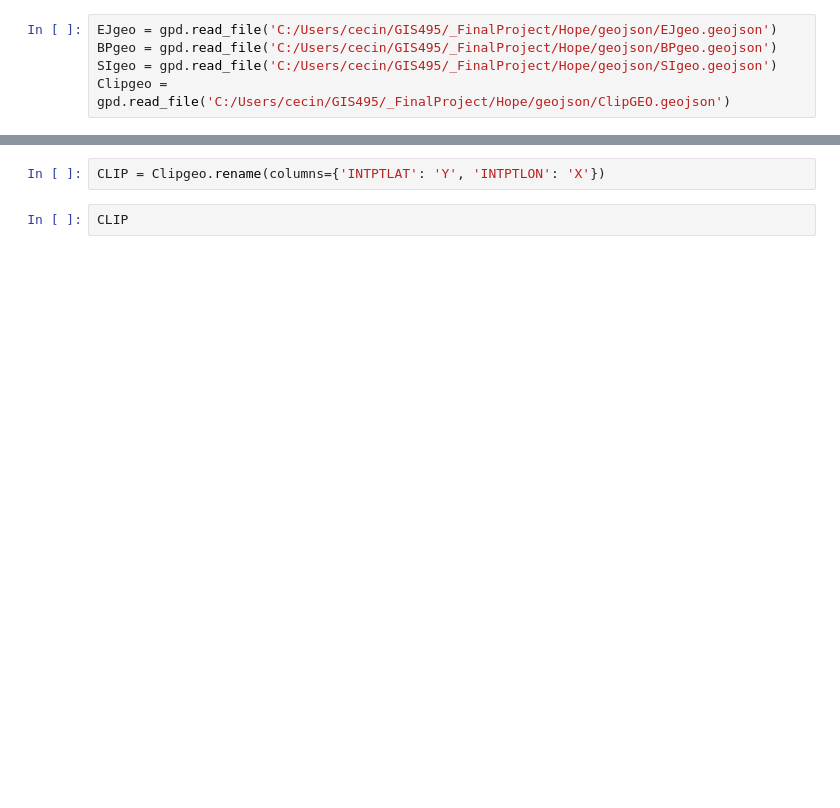
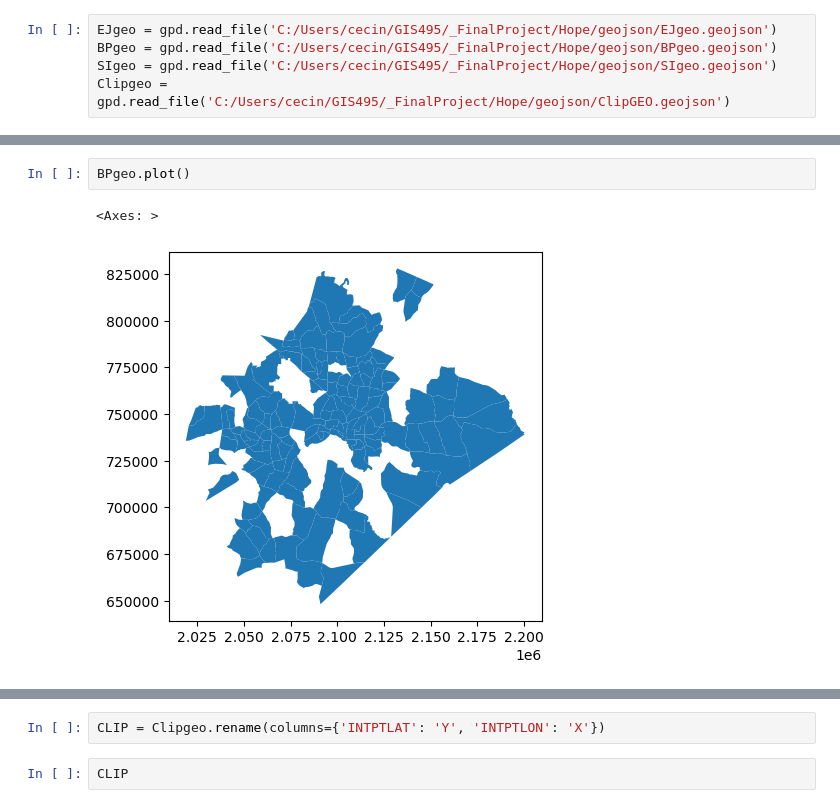
Before and after one commit to cmnottin/Final_Project, a Jupyter notebook: storymap_updated.ipynb, the cells around one changed output, grey strips where cells are left out. Drawn from its saved outputs; the diff is of its cells as text; blank space fills up the shorter version.

```diff
--- a/storymap_updated.ipynb
+++ b/storymap_updated.ipynb
@@ -251,0 +163,5 @@ Clipgeo = gpd.read_file('C:/Users/cecin/GIS495/_FinalProject/Hope/geojson/ClipGE
+# %%
+BPgeo.plot()
+# %% [output]
+<Axes: >
+[figure, added]
```
Also changed, not shown: parts of 17 cells of this notebook.
